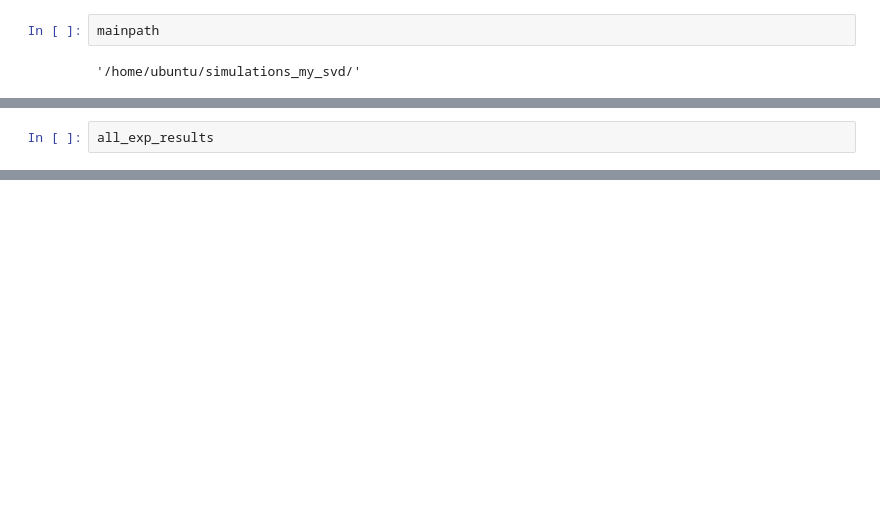
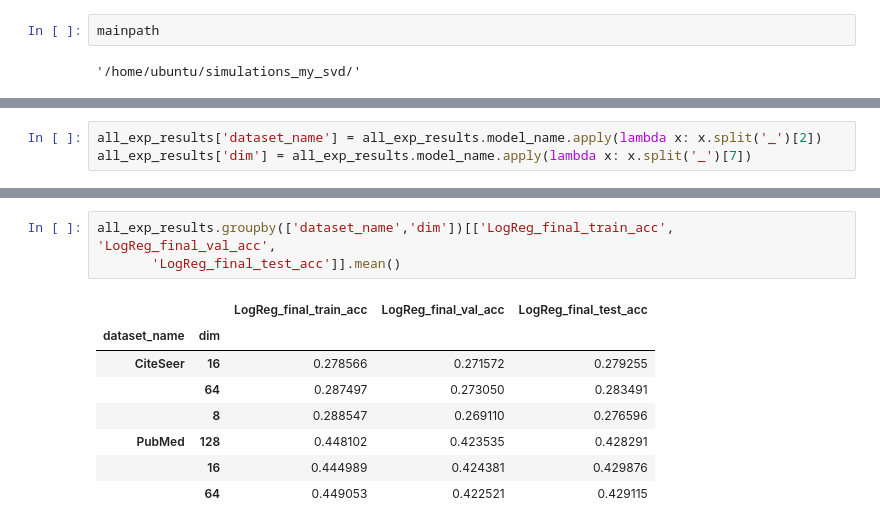
Before and after one commit to egorsni/esnn, a Jupyter notebook: learning_classifier.ipynb, the cells around one changed output, grey strips where cells are left out. Drawn from its saved outputs; the diff is of its cells as text; blank space fills up the shorter version.

```diff
--- a/learning_classifier.ipynb
+++ b/learning_classifier.ipynb
@@ -234,2 +252,3 @@ all_exp_results = pd.DataFrame(all_exp_results)
 # %%
-all_exp_results
+all_exp_results['dataset_name'] = all_exp_results.model_name.apply(lambda x: x.split('_')[2])
+all_exp_results['dim'] = all_exp_results.model_name.apply(lambda x: x.split('_')[7])
@@ -248,0 +262,12 @@ all_exp_results
+# %%
+all_exp_results.groupby(['dataset_name','dim'])[['LogReg_final_train_acc', 'LogReg_final_val_acc',
+       'LogReg_final_test_acc']].mean()
+# %% [output]
+|  |  | LogReg_final_train_acc | LogReg_final_val_acc | LogReg_final_test_acc |
+| dataset_name | dim |  |  |  |
+| CiteSeer | 16 | 0.278566 | 0.271572 | 0.279255 |
+|  | 64 | 0.287497 | 0.273050 | 0.283491 |
+|  | 8 | 0.288547 | 0.269110 | 0.276596 |
+| PubMed | 128 | 0.448102 | 0.423535 | 0.428291 |
+|  | 16 | 0.444989 | 0.424381 | 0.429876 |
+|  | 64 | 0.449053 | 0.422521 | 0.429115 |
```
Also changed, not shown: parts of 9 cells of this notebook, 1 other file.
